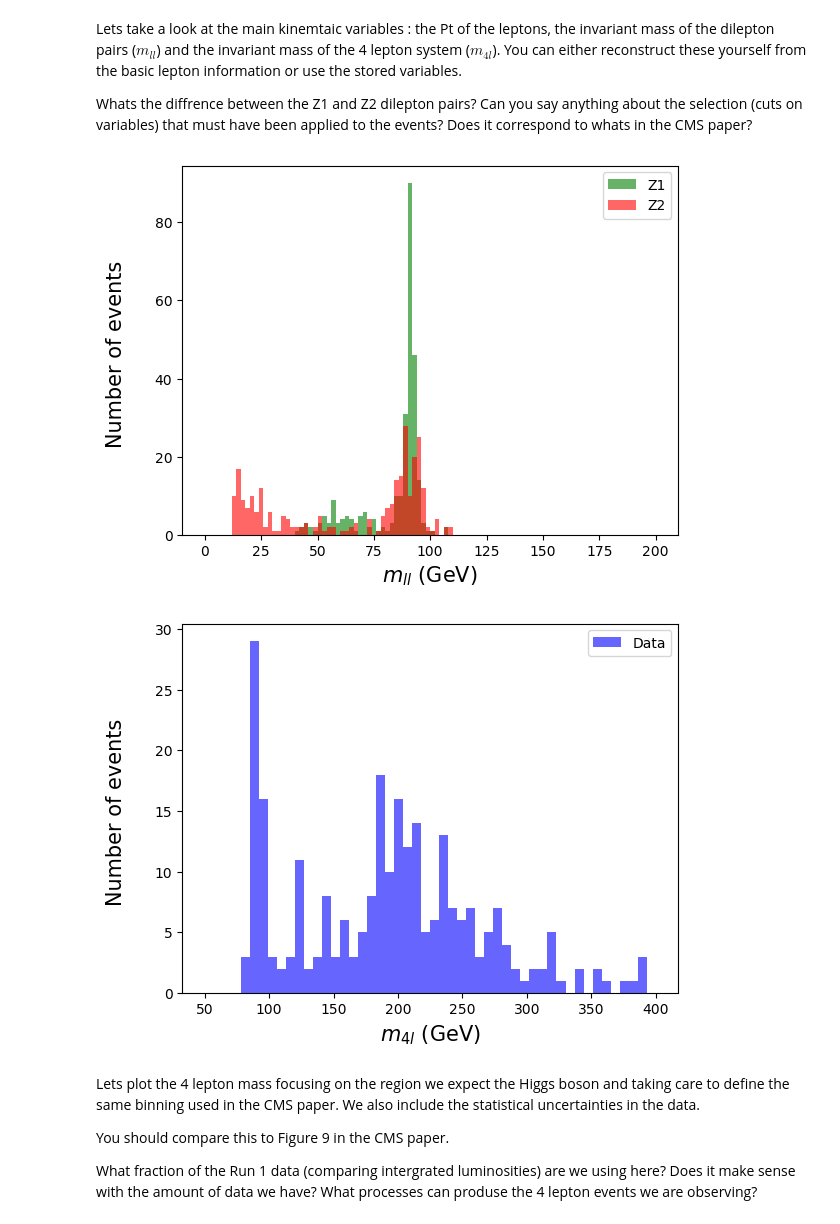
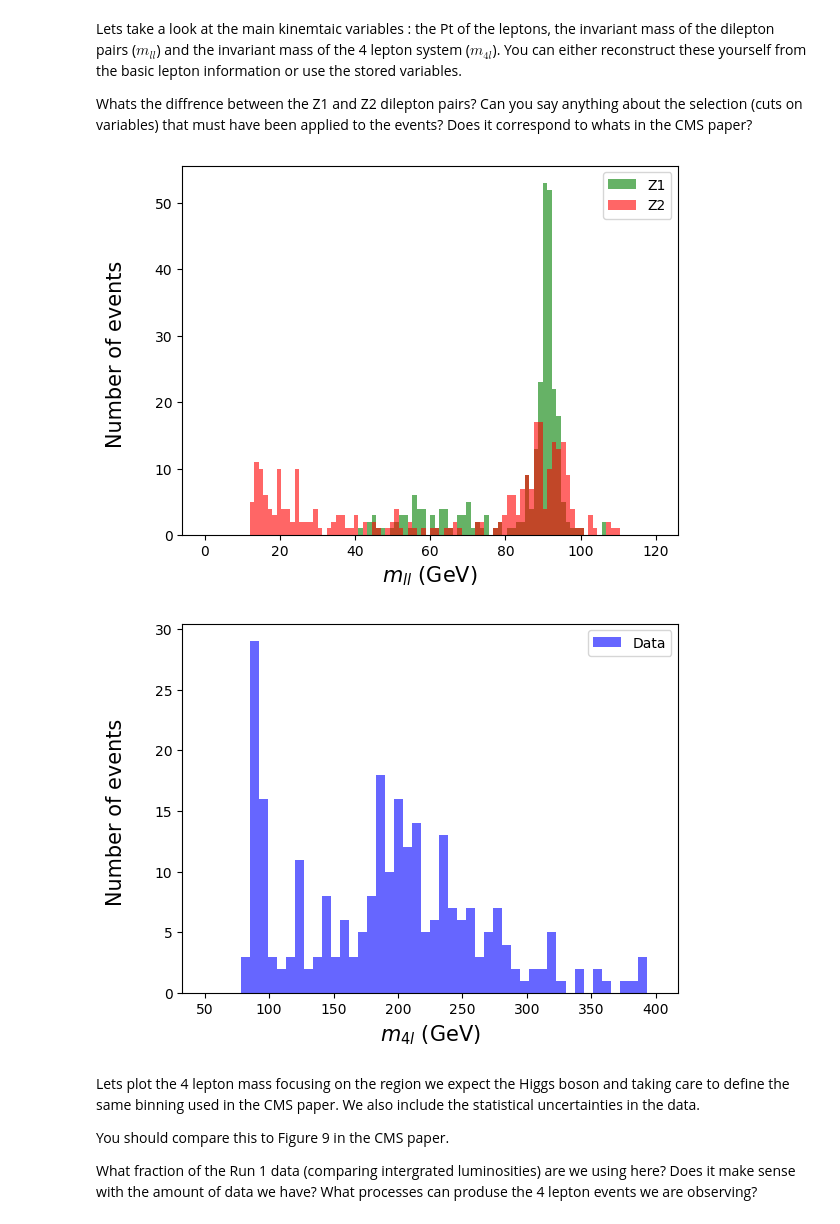
Before and after one commit to dermotmoran/OpenDataStudies, a Jupyter notebook: notebooks/4lepton.ipynb, the cells around one changed output. Cells and saved outputs as stored; diff of their text form; code cells hidden in the pictures.

```diff
--- a/notebooks/4lepton.ipynb
+++ b/notebooks/4lepton.ipynb
@@ -53,24 +54,24 @@ Whats the diffrence between the Z1 and Z2 dilepton pairs?
 Can you say anything about the selection (cuts on variables) that must have been applied to the events? Does it correspond to whats in the CMS paper?
 # %%
 
-plt.hist(data.mZ1, 100, range = (0,200), alpha = 0.6 , color = 'green', label = 'Z1')
-plt.hist(data.mZ2, 100, range = (0,200), alpha = 0.6 , color = 'red', label = 'Z2')
+plt.hist(data.mZ1, 100, range = (0,120), alpha = 0.6 , color = 'green', label = 'Z1')
+plt.hist(data.mZ2, 100, range = (0,120), alpha = 0.6 , color = 'red', label = 'Z2')
 
 plt.xlabel('$m_{ll}$ (GeV)', fontsize = 15)
 plt.ylabel('Number of events \n', fontsize = 15)
 plt.legend()
 #plt.yscale("log")
 plt.show()
 
 plt.hist(data.M, 50, range = (50,400), alpha = 0.6 , color = 'blue', label = 'Data')
 
 plt.xlabel('$m_{4l}$ (GeV)', fontsize = 15)
 plt.ylabel('Number of events \n', fontsize = 15)
 plt.legend()
 #plt.yscale("log")
 plt.show()
 # %% [output]
-[figure, old version]
+[figure, new version]
 [figure]
 # %% [markdown]
 Lets plot the 4 lepton mass focusing on the region we expect the Higgs boson and taking care to define the same binning used in the CMS paper.
```
Also changed, not shown: parts of 7 cells of this notebook, 1 other file.
